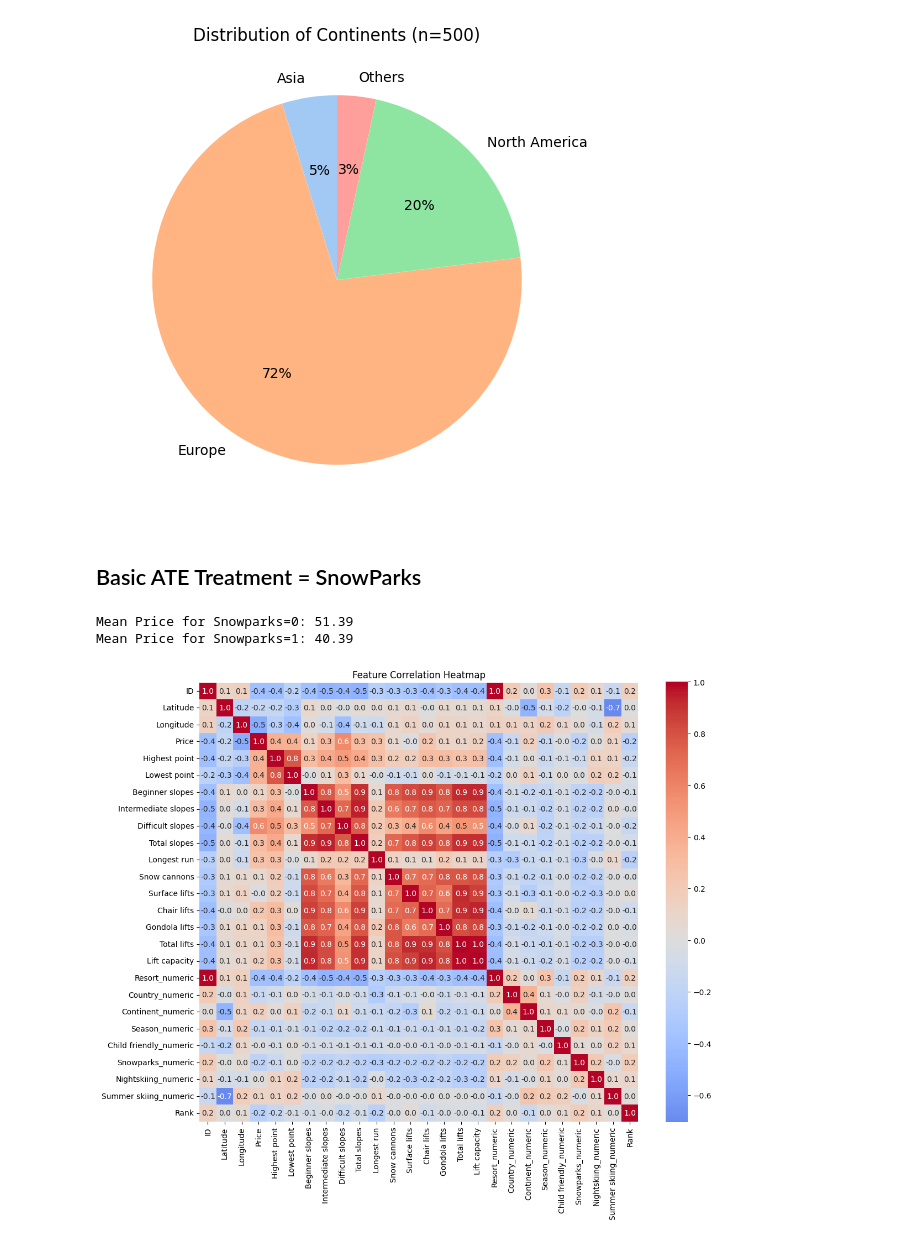
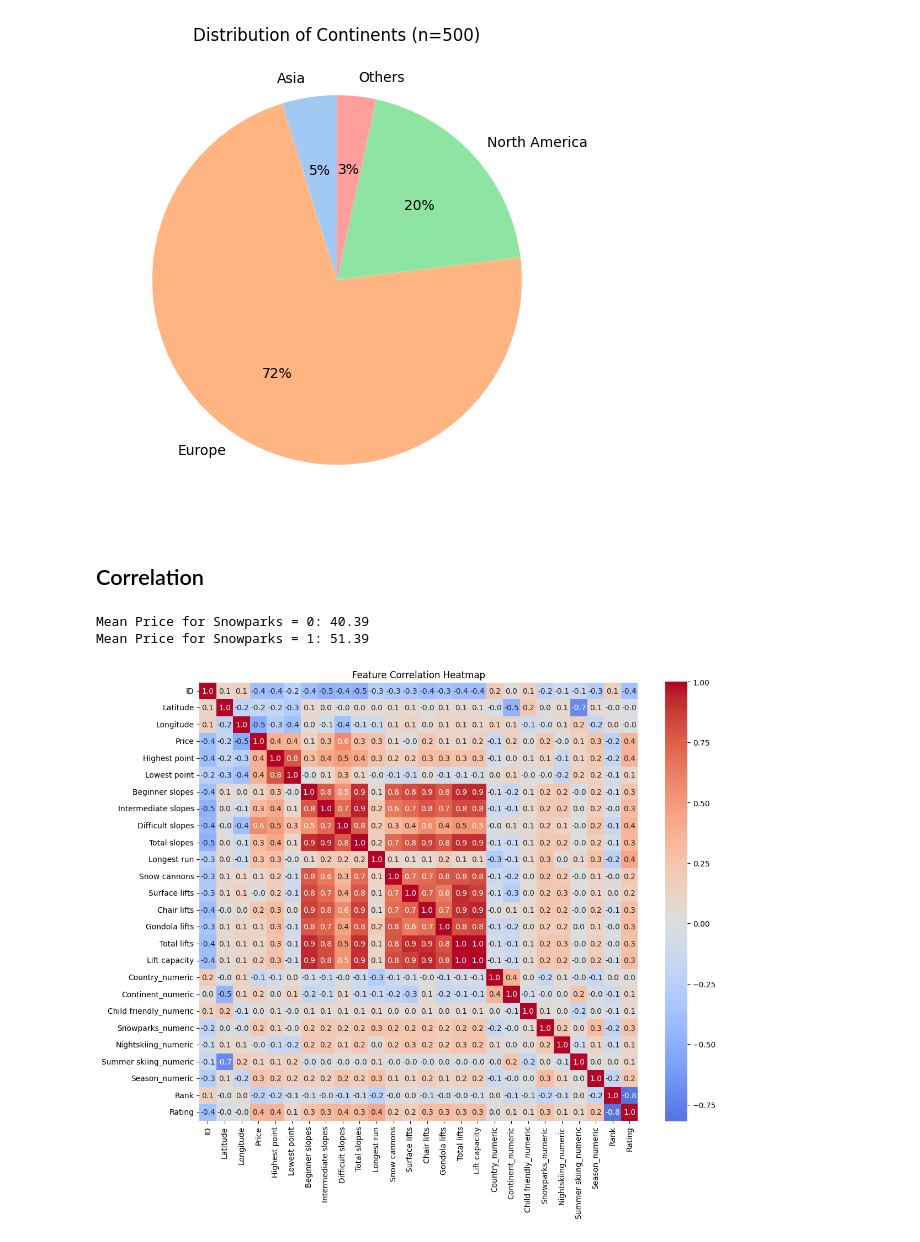
Before and after one commit to matansol/causal-inference-course, a Jupyter notebook: project/project.ipynb, the cells around one changed output. Cells and saved outputs as stored; diff of their text form; code cells hidden in the pictures.

```diff
--- a/project/project.ipynb
+++ b/project/project.ipynb
@@ -89,0 +169,3 @@ Name: 0, dtype: object
+# %%
+costs_df = pd.read_csv("data\Cost_of_Living_Index_by_Country_2024.csv")
+costs_df
@@ -90 +186,5 @@ Name: 0, dtype: object
+# %%
+mapping = dict(zip(costs_df["Country"], costs_df["Cost of Living Index"]))
+
+ski_df["expense_score"] = ski_df["Country"].map(mapping)
 # %% [markdown]
@@ -155,9 +258,7 @@ Name: 0, dtype: object
+# %%
+ski_df.loc[ski_df['Country'] == 'United States', 'Country'] = 'USA'
 # %%
 # Matching algorithm 1 (hybrid: global high-score or same-country with tiered thresholds)
-import re
-from unidecode import unidecode   # pip install Unidecode
-from rapidfuzz import process, fuzz  # pip install rapidfuzz
-
 STOPWORDS = {
     "ski", "resort", "area", "mountain", "mt", "snow",
     "center", "centre", "valley", "park", "domain", "zone"
@@ -190,6 +291,7 @@ SAME_COUNTRY_ACCEPT = 49     # >49: if both countries present and equal
 
 best_ranks = []
 best_names = []
+best_ratings = []
 for _, row in ski_df.iterrows():
     key = row.get("key")
     ski_country = row.get("Country")
@@ -207,10 +309,10 @@ for _, row in ski_df.iterrows():
     cands = process.extract(key, current_candidates, scorer=fuzz.token_set_ratio, limit=10)
     chosen_rank = None
     chosen_name = None
+    chosen_rating = None
     chosen_key = None
 
     for cand_key, score, _ in cands:
-        # Skip if already used
         if cand_key in used_keys:
             continue
 
@@ -223,21 +325,21 @@ for _, row in ski_df.iterrows():
 
         # Rule 1: score > 90 => accept regardless of country
         if score > STRICT_ACCEPT:
-            chosen_rank, chosen_name, chosen_key = r["rank"], r["name"], cand_key
+            chosen_rank, chosen_name, chosen_rating, chosen_key = r["rank"], r["name"], r["rating"], cand_key
             break
 
         # Rule 2: score <= 90 => apply country-aware thresholds
         # If either country is missing
         if pd.isna(ski_country) or pd.isna(rank_country) or ski_country == '' or rank_country == '':
             if score > MISSING_COUNTRY_ACCEPT:
-                chosen_rank, chosen_name, chosen_key = r["rank"], r["name"], cand_key
+                chosen_rank, chosen_name, chosen_rating, chosen_key = r["rank"], r["name"], r["rating"], cand_key
                 break
             else:
                 continue
         # Both countries present
         if str(ski_country) == str(rank_country):
             if score > SAME_COUNTRY_ACCEPT:
-                chosen_rank, chosen_name, chosen_key = r["rank"], r["name"], cand_key
+                chosen_rank, chosen_name, chosen_rating, chosen_key = r["rank"], r["name"], r["rating"], cand_key
                 break
             else:
                 continue
@@ -251,10 +353,12 @@ for _, row in ski_df.iterrows():
 
     best_ranks.append(chosen_rank)
     best_names.append(chosen_name)
+    best_ratings.append(chosen_rating)
 
 # Attach results back to ski_df
 ski_df["Rank"] = best_ranks
 ski_df["Other_name"] = best_names
+ski_df["Rating"] = best_ratings
 
 # Create merged view (do not drop unmatched rows)
 merged = ski_df.copy()
@@ -264,7 +368,9 @@ merged["rank"] = merged["Rank"]
 # Print required counts
 total_rows = len(merged)
 non_none_rank = merged["Rank"].notna().sum()
+non_none_rating = merged["Rating"].notna().sum()
 print(f"Total rows in merged df: {total_rows}")
 print(f"Rows with Rank: {non_none_rank}")
+print(f"Rows with Rating: {non_none_rating}")
 # %% [output]
 Total rows in merged df: 499
@@ -930,40 +1039,25 @@ plt.title(f"Distribution of Continents (n=500)")
 plt.show()
 # %% [output]
 [figure]
-# %% [markdown]
-## Basic ATE Treatment = SnowParks
+# %% [markdown]
+## Correlation
 # %%
 target = "Price"
-mean_price_snowparks_0 = ski_df[ski_df[column] == 0][target].mean()
-mean_price_snowparks_1 = ski_df[ski_df[column] == 1][target].mean()
-print("Mean Price for Snowparks=0:", round(mean_price_snowparks_0, 2))
-print("Mean Price for Snowparks=1:", round(mean_price_snowparks_1, 2))
+mean_price_snowparks_0 = ski_df[ski_df["Snowparks_numeric"] == 0][target].mean()
+mean_price_snowparks_1 = ski_df[ski_df["Snowparks_numeric"] == 1][target].mean()
+print("Mean Price for Snowparks = 0:", round(mean_price_snowparks_0, 2))
+print("Mean Price for Snowparks = 1:", round(mean_price_snowparks_1, 2))
 # %% [output]
-Mean Price for Snowparks=0: 51.39
-Mean Price for Snowparks=1: 40.39
+Mean Price for Snowparks = 0: 40.39
+Mean Price for Snowparks = 1: 51.39
 # %%
-# Features Heatmap
-
-import seaborn as sns
-import matplotlib.pyplot as plt
-# Convert boolean columns to numeric (0/1)
-
-# Calculate correlation matrix
 correlation_matrix = ski_df.select_dtypes(include=['float64', 'int64']).corr()
 
-# Create a figure with a larger size
 plt.figure(figsize=(12, 10))
-
-# Create heatmap
-sns.heatmap(correlation_matrix,
-            annot=True,  # Show correlation values
-            cmap='coolwarm',  # Color scheme
-            center=0,  # Center the colormap at 0
-            fmt='.1f',  # Round to 2 decimal places
-            square=True)  # Make cells square
+sns.heatmap(correlation_matrix, annot=True, cmap='coolwarm', center=0, fmt='.1f', square=True)
 
 plt.title('Feature Correlation Heatmap')
 plt.tight_layout()
 plt.show()
 # %% [output]
-[figure, old version]
+[figure, new version]
```
Also changed, not shown: parts of 93 cells of this notebook, 7 other files.
